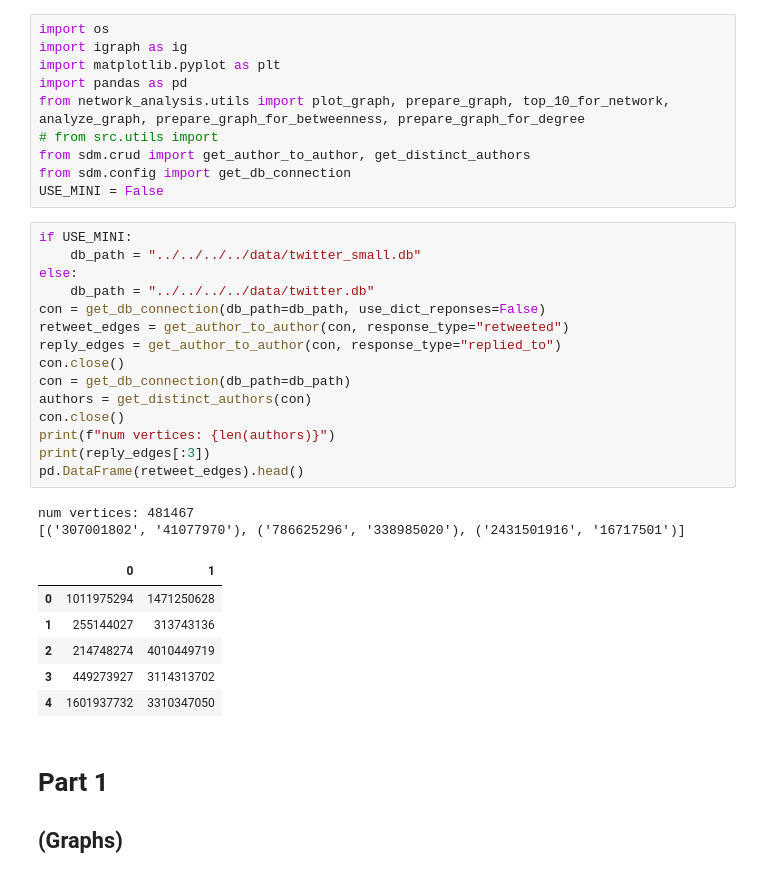
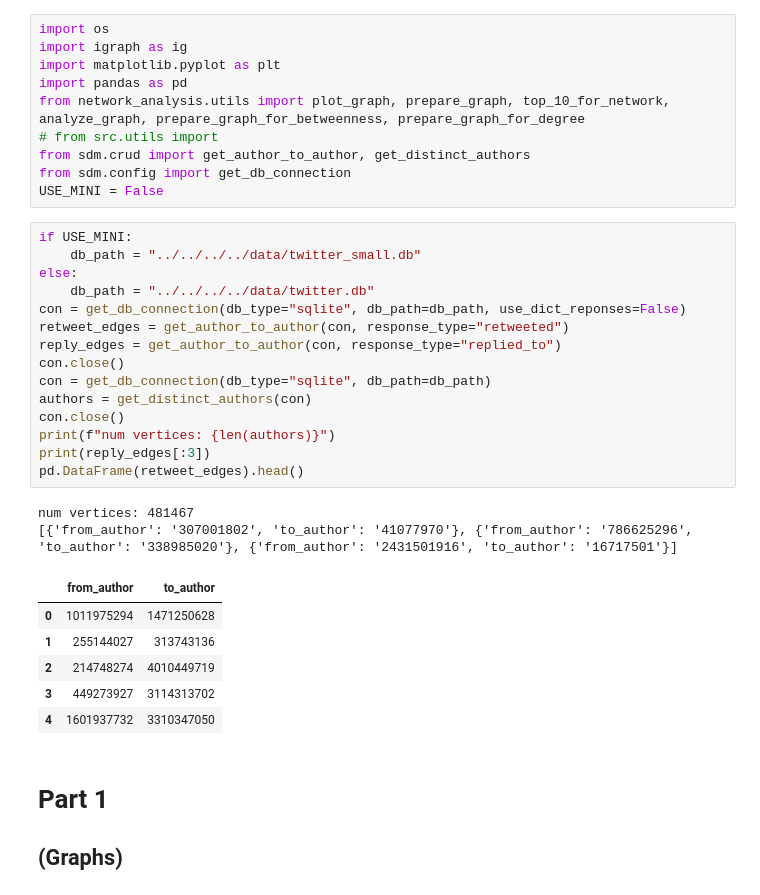
Before and after one commit to vaughankraska/social_data_mining, a Jupyter notebook: src/sdm/lab_scripts/social_network_analysis/finn.ipynb, the cells around one changed output. Drawn from its saved outputs; the diff is of its cells as text.

Commit message:
refactor get_db_connection
get_db_connection now takes `db_type` and I have refactored all of our
ipynb files in order to use sqlite and be backwards compatible.

```diff
--- a/src/sdm/lab_scripts/social_network_analysis/finn.ipynb
+++ b/src/sdm/lab_scripts/social_network_analysis/finn.ipynb
@@ -11,22 +11,22 @@ USE_MINI = False
 # %%
 if USE_MINI:
     db_path = "../../../../data/twitter_small.db"
 else:
     db_path = "../../../../data/twitter.db"
-con = get_db_connection(db_path=db_path, use_dict_reponses=False)
+con = get_db_connection(db_type="sqlite", db_path=db_path, use_dict_reponses=False)
 retweet_edges = get_author_to_author(con, response_type="retweeted")
 reply_edges = get_author_to_author(con, response_type="replied_to")
 con.close()
-con = get_db_connection(db_path=db_path)
+con = get_db_connection(db_type="sqlite", db_path=db_path)
 authors = get_distinct_authors(con)
 con.close()
 print(f"num vertices: {len(authors)}")
 print(reply_edges[:3])
 pd.DataFrame(retweet_edges).head()
 # %% [output]
 num vertices: 481467
-[('307001802', '41077970'), ('786625296', '338985020'), ('2431501916', '16717501')]
+[{'from_author': '307001802', 'to_author': '41077970'}, {'from_author': '786625296', 'to_author': '338985020'}, {'from_author': '2431501916', 'to_author': '16717501'}]
-|  | 0 | 1 |
+|  | from_author | to_author |
 | 0 | 1011975294 | 1471250628 |
 | 1 | 255144027 | 313743136 |
 | 2 | 214748274 | 4010449719 |
```
Also changed, not shown: 7 other files.
